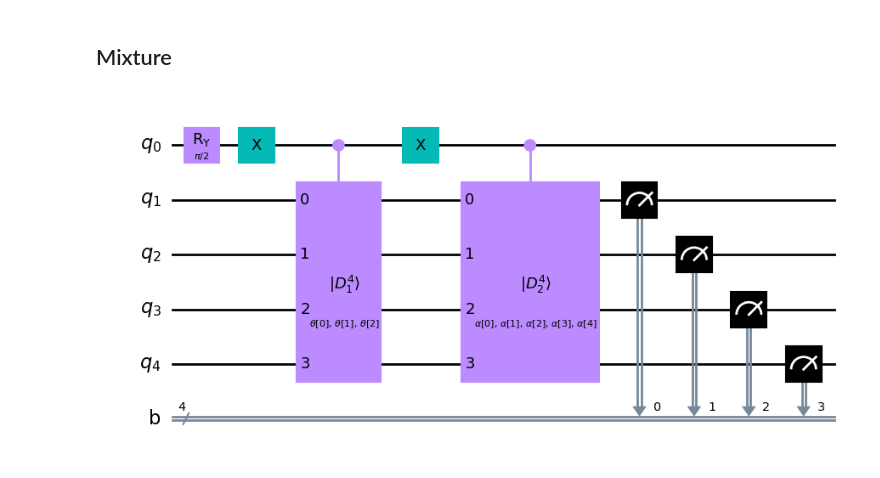
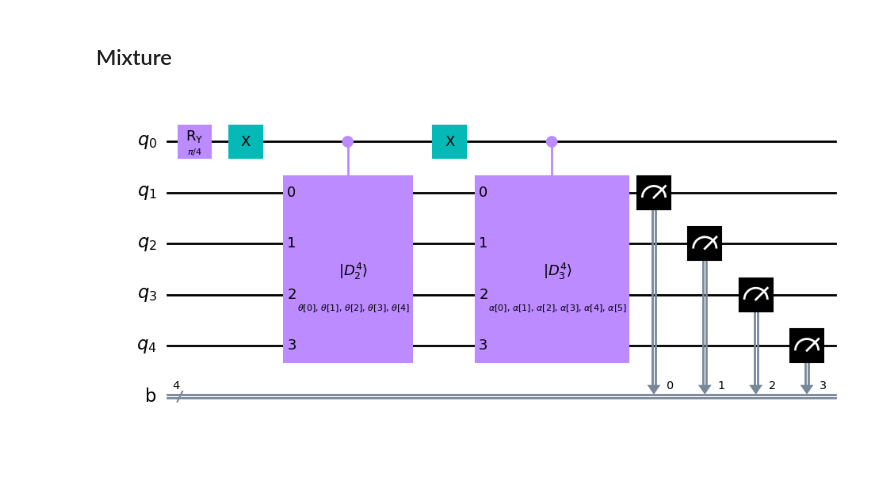
Before and after one commit to jvscursulim/quantum-optimization-dicke-states, a Jupyter notebook: src/notebooks/dicke_state.ipynb, the cells around one changed output. Drawn from its saved outputs; the diff is of its cells as text; code cells hidden in the pictures.

```diff
--- a/src/notebooks/dicke_state.ipynb
+++ b/src/notebooks/dicke_state.ipynb
@@ -18,5 +18,5 @@ pm = generate_preset_pass_manager(backend=simulator, optimization_level=0)
 ## Pure state
 # %%
 n = 4
-k = 1
+k = 2
 # %%
@@ -39,25 +39,25 @@ plot_histogram(data=counts)
 # %%
 qubits = QuantumRegister(size=5, name="q")
 bits = ClassicalRegister(size=n, name="b")
 
 qc = QuantumCircuit(qubits, bits)
-qc.ry(theta=np.pi/2, qubit=qubits[0])
+qc.ry(theta=np.pi/4, qubit=qubits[0])
 
-params_names = {1: "theta", 2: "alpha"}
+params_names = {2: "theta", 3: "alpha"}
 
-for k in range(1,3):
+for k in range(2,4):
     dicke = DickeStateAnsatz().generate_quantum_circuit(n=n, k=k, measurement=False, param_name=params_names[k])
-    if k == 1:
+    if k == 2:
         qc.x(qubit=qubits[0])
     dicke_gate = dicke.to_gate(label=rf"$\vert D^{n}_{k} \rangle$").control(1)
     qc.append(dicke_gate, qargs=range(qubits.size))
-    if k == 1:
+    if k == 2:
         qc.x(qubit=qubits[0])
 
 qc.measure(qubit=qubits[1:], cbit=bits)
 qc.draw(output="mpl", style="clifford")
 # %% [output]
-[figure, old version]
+[figure, new version]
 # %%
 params_mapping = {param: np.pi/2 for param in qc.parameters}
 qc = qc.assign_parameters(parameters=params_mapping)
```
Also changed, not shown: parts of 9 cells of this notebook, 6 other files.
